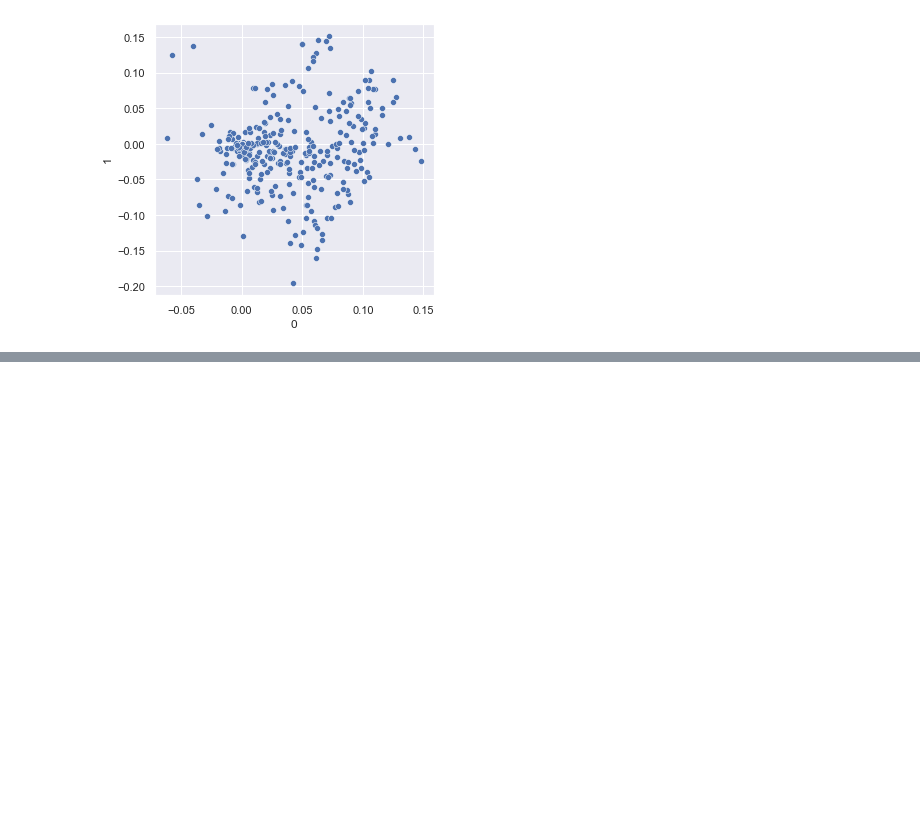
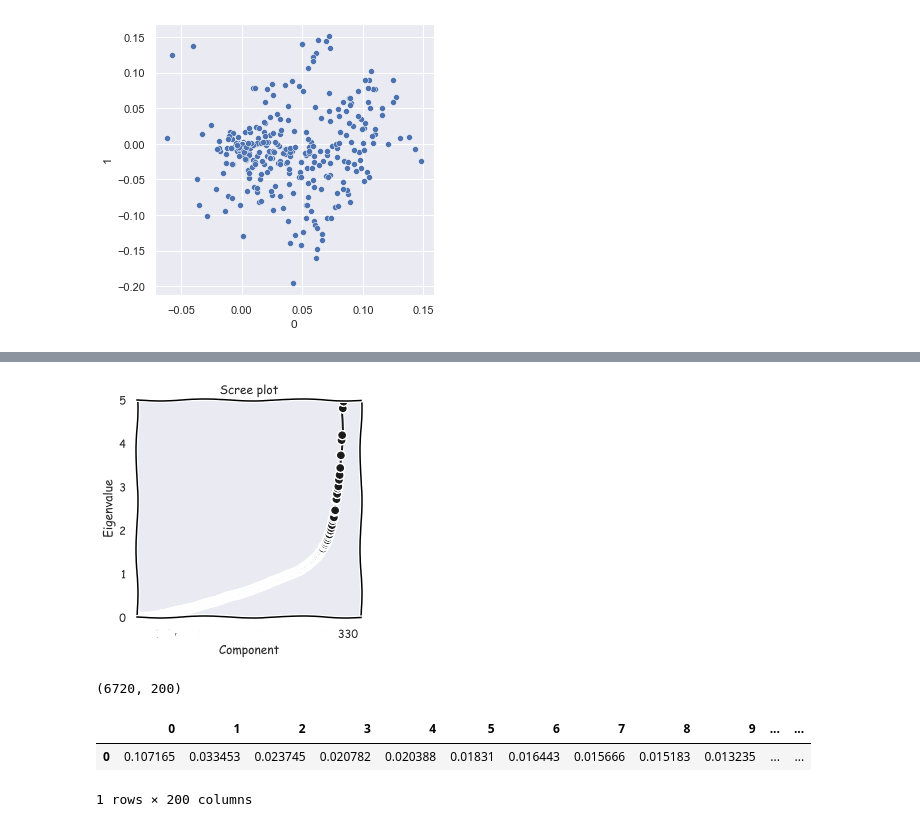
Before and after one commit to oostendo/2022-SI699-011, a Jupyter notebook: eva_and_sam/EDA_cbecs2018.ipynb, the cells around one changed output, grey strips where cells are left out. Drawn from its saved outputs; the diff is of its cells as text; code cells hidden in the pictures; blank space fills up the shorter version.

```diff
--- a/eva_and_sam/EDA_cbecs2018.ipynb
+++ b/eva_and_sam/EDA_cbecs2018.ipynb
@@ -440,0 +465,26 @@ sns.scatterplot(x=pca_train_df.T[0], y=pca_train_df.T[1])
+# %%
+def pca(X):
+
+    # Calculate the sample covariance matrix
+    cov_matrix = get_sample_cov_matrix(X)
+
+    # Calculate the eigenvalues and eigenvectors
+    evals, evectors = np.linalg.eigh(cov_matrix)
+
+#     # Sort the eigenvalues in descending order
+#     evals, evectors = sort_evals_descending(evals, evectors)
+
+    # Project the data onto the new eigenvector basis
+    score = change_of_basis(X, evectors)
+
+    return score, evectors, evals
+# %%
+# Perform PCA
+score, evectors, evals = pca(X_train_scaled)
+
+# Plot the eigenvalues
+with plt.xkcd():
+    plot_eigenvalues(evals)
+    plt.xlim([0, 350])
+# %% [output]
+[figure, added]
@@ -440,0 +496,11 @@ sns.scatterplot(x=pca_train_df.T[0], y=pca_train_df.T[1])
+# %%
+X_train_pca.shape
+# %% [output]
+(6720, 200)
+# %%
+pca_exp_var = pd.DataFrame(pca_final.explained_variance_ratio_,)
+pca_exp_var.T
+# %% [output]
+|  | 0 | 1 | 2 | 3 | 4 | 5 | 6 | 7 | 8 | 9 | ... | ... |
+| 0 | 0.107165 | 0.033453 | 0.023745 | 0.020782 | 0.020388 | 0.01831 | 0.016443 | 0.015666 | 0.015183 | 0.013235 | ... | ... |
+1 rows × 200 columns
```
Also changed, not shown: parts of 45 cells of this notebook.
